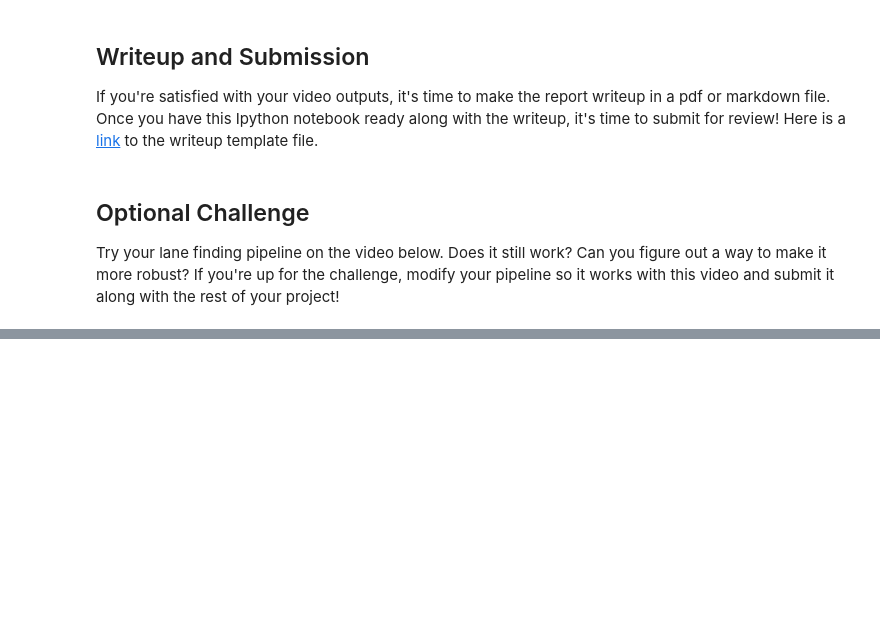
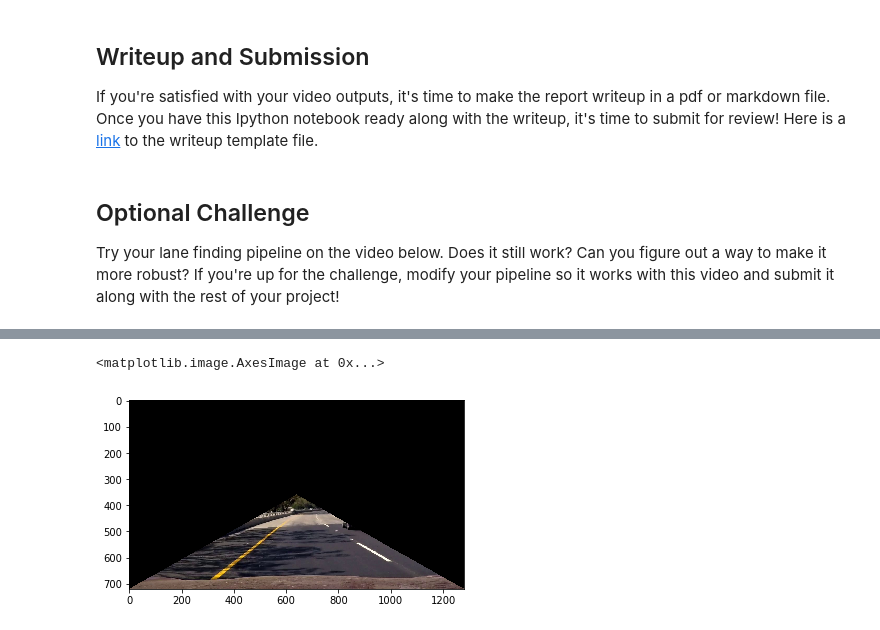
Before and after one commit to YouYueHuang/SelfDrivingCarProjects, a Jupyter notebook: CarND-LaneLines-P1-master/P1.ipynb, the cells around one changed output, grey strips where cells are left out. Cells and saved outputs as stored; diff of their text form; code cells hidden in the pictures; blank space fills up the shorter version.

```diff
--- a/CarND-LaneLines-P1-master/P1.ipynb
+++ b/CarND-LaneLines-P1-master/P1.ipynb
@@ -549,0 +669,5 @@ HTML("""
+# %%
+plt.imshow(interestRegion_img)
+# %% [output]
+<matplotlib.image.AxesImage at 0x...>
+[figure, added]
```
Also changed, not shown: parts of 10 cells of this notebook, 5 other files.
